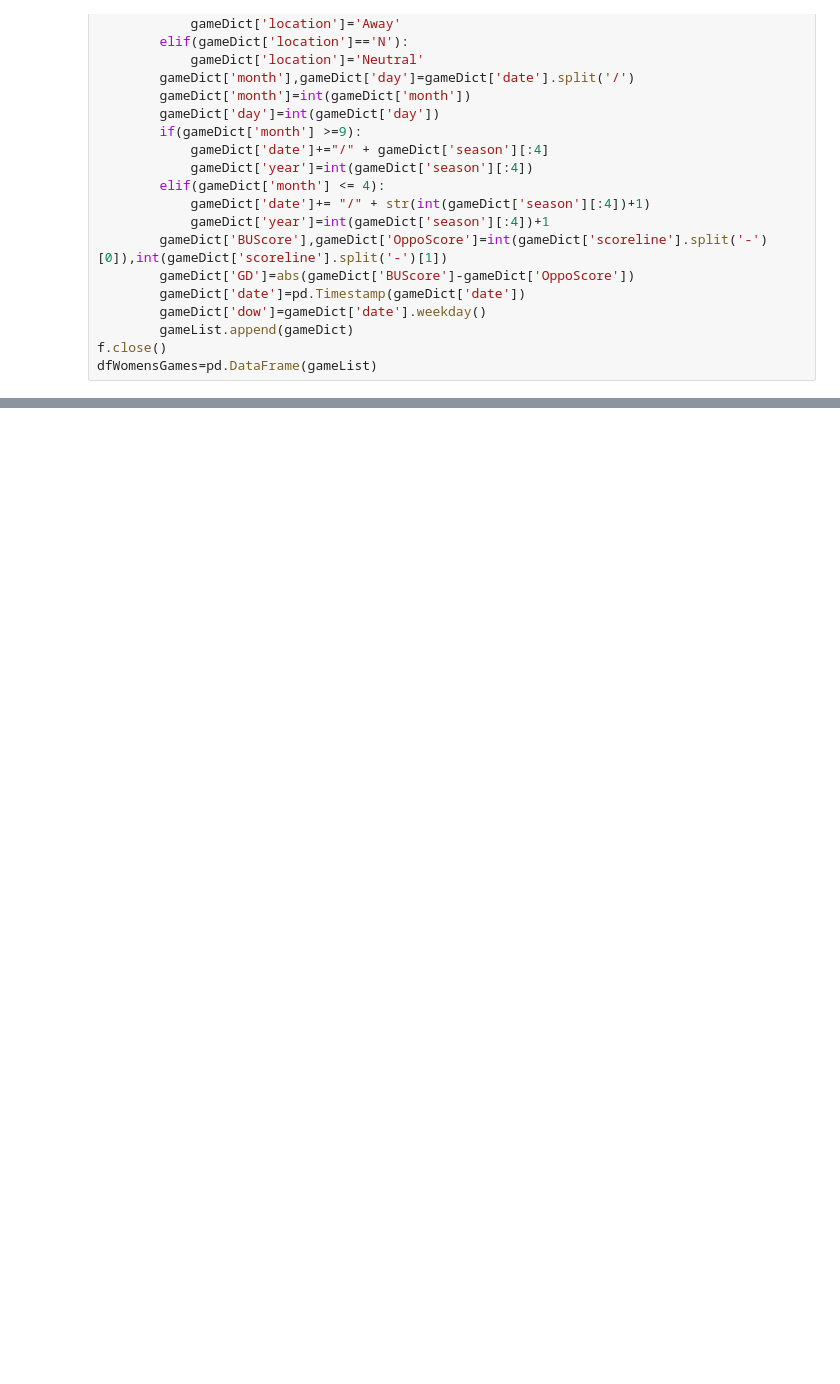
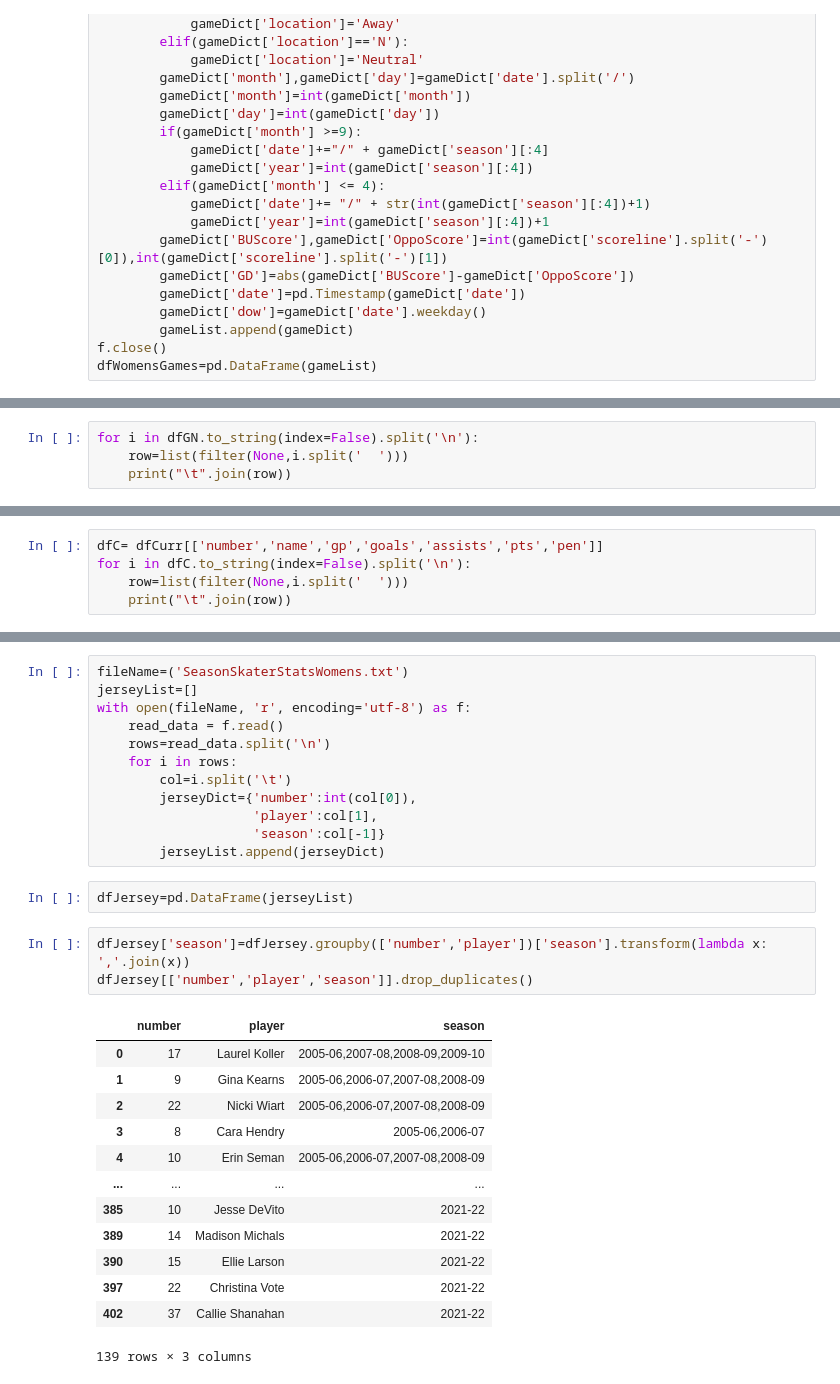
Before and after one commit to redsoxfan2194/buhockeystats, a Jupyter notebook: BU Women's Record Book.ipynb, the cells around one changed output, grey strips where cells are left out. Cells and saved outputs as stored; diff of their text form; blank space fills up the shorter version.

Commit message:
add womens jerseys

```diff
--- a/BU Women's Record Book.ipynb
+++ b/BU Women's Record Book.ipynb
@@ -131,0 +333,4 @@ dfWomensGames
+# %%
+for i in dfGN.to_string(index=False).split('\n'):
+    row=list(filter(None,i.split('  ')))
+    print("\t".join(row))
@@ -131,0 +387,5 @@ dfWomensGames
+# %%
+dfC= dfCurr[['number','name','gp','goals','assists','pts','pen']]
+for i in dfC.to_string(index=False).split('\n'):
+    row=list(filter(None,i.split('  ')))
+    print("\t".join(row))
@@ -131,0 +410,31 @@ dfWomensGames
+# %%
+fileName=('SeasonSkaterStatsWomens.txt')
+jerseyList=[]
+with open(fileName, 'r', encoding='utf-8') as f:
+    read_data = f.read()
+    rows=read_data.split('\n')
+    for i in rows:
+        col=i.split('\t')
+        jerseyDict={'number':int(col[0]),
+                    'player':col[1],
+                    'season':col[-1]}
+        jerseyList.append(jerseyDict)
+# %%
+dfJersey=pd.DataFrame(jerseyList)
+# %%
+dfJersey['season']=dfJersey.groupby(['number','player'])['season'].transform(lambda x: ','.join(x))
+dfJersey[['number','player','season']].drop_duplicates()
+# %% [output]
+|  | number | player | season |
+| 0 | 17 | Laurel Koller | 2005-06,2007-08,2008-09,2009-10 |
+| 1 | 9 | Gina Kearns | 2005-06,2006-07,2007-08,2008-09 |
+| 2 | 22 | Nicki Wiart | 2005-06,2006-07,2007-08,2008-09 |
+| 3 | 8 | Cara Hendry | 2005-06,2006-07 |
+| 4 | 10 | Erin Seman | 2005-06,2006-07,2007-08,2008-09 |
+| ... | ... | ... | ... |
+| 385 | 10 | Jesse DeVito | 2021-22 |
+| 389 | 14 | Madison Michals | 2021-22 |
+| 390 | 15 | Ellie Larson | 2021-22 |
+| 397 | 22 | Christina Vote | 2021-22 |
+| 402 | 37 | Callie Shanahan | 2021-22 |
+139 rows × 3 columns
```
Also changed, not shown: parts of 14 cells of this notebook, 4 other files.
